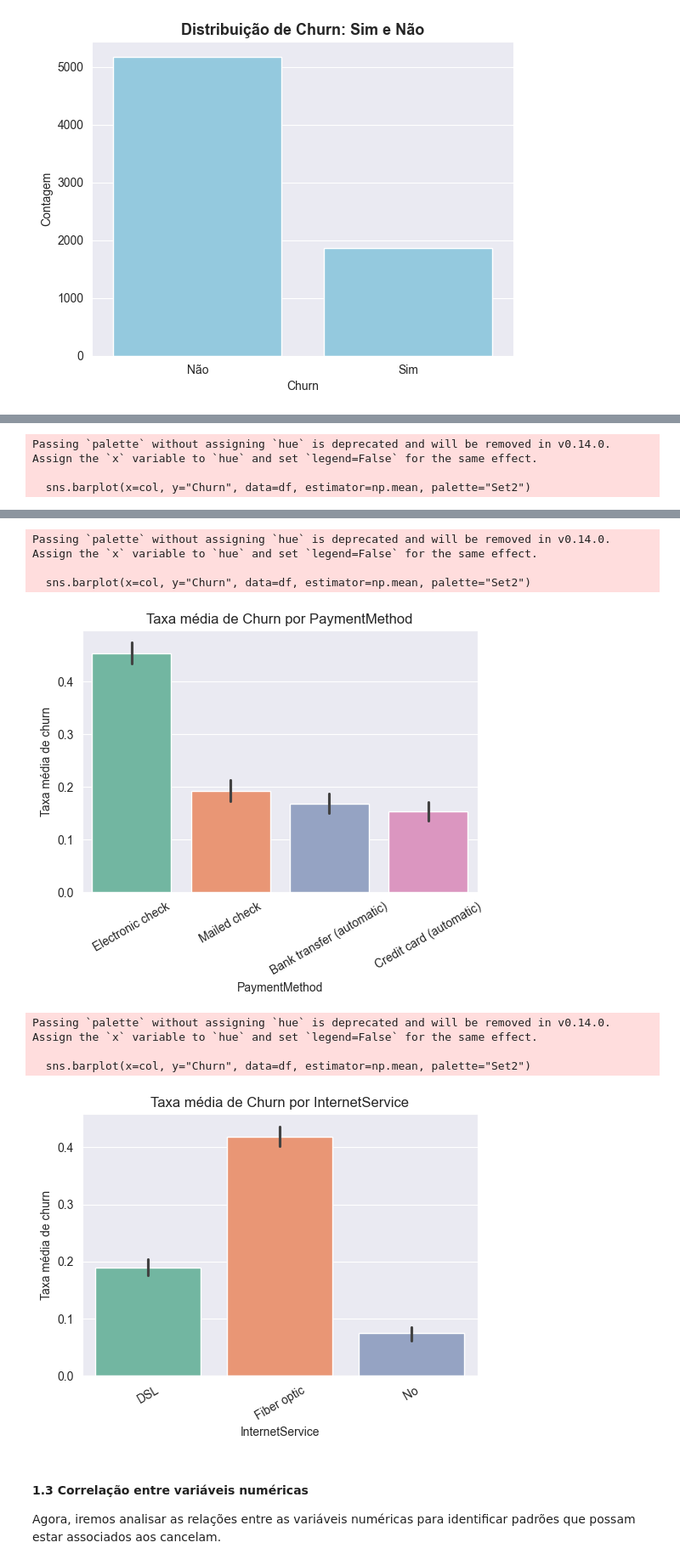
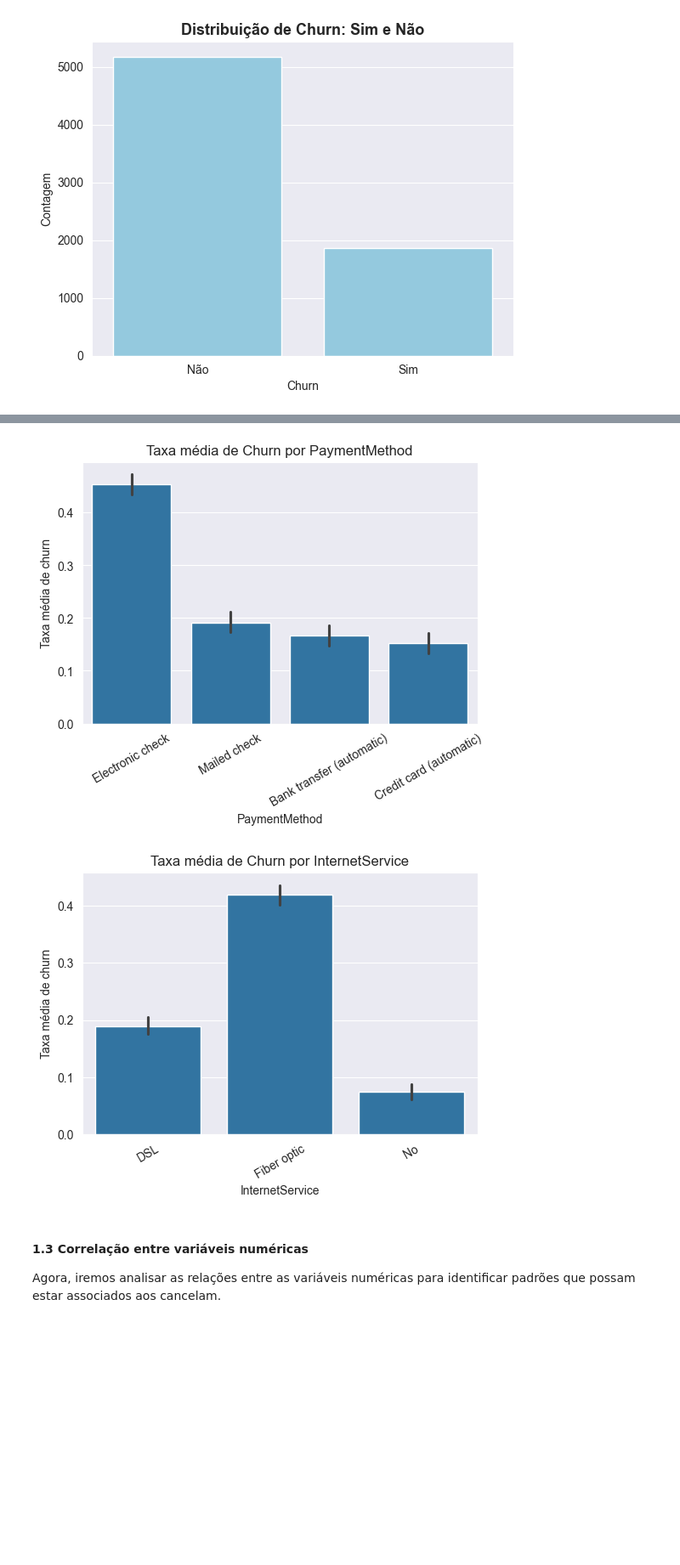
Before and after one commit to SamuelLellis1/TelcoChurnProject, a Jupyter notebook: Notebook/analysis.ipynb, the cells around one changed output, grey strips where cells are left out. Shown at 85% size. Drawn from its saved outputs; the diff is of its cells as text; code cells hidden in the pictures; blank space fills up the shorter version.

```diff
--- a/Notebook/analysis.ipynb
+++ b/Notebook/analysis.ipynb
@@ -92,12 +92,9 @@ Aqui e verificado a taxa media de cancelamento (em %) para cada categoria.
 categorical_cols = ["Contract", "PaymentMethod", "InternetService"]
 for col in categorical_cols:
     plt.figure(figsize=(6,4))
-    sns.barplot(x=col, y="Churn", data=df, estimator=np.mean, palette="Set2")
+    sns.barplot(x=col, y="Churn", data=df, estimator=np.mean)
     plt.title(f"Taxa média de Churn por {col}")
     plt.xticks(rotation=30)
     plt.ylabel("Taxa média de churn")
     plt.show()
 # %% [output]
-Passing `palette` without assigning `hue` is deprecated and will be removed in v0.14.0. Assign the `x` variable to `hue` and set `legend=False` for the same effect.
-
-  sns.barplot(x=col, y="Churn", data=df, estimator=np.mean, palette="Set2")
@@ -105,11 +102,5 @@ Passing `palette` without assigning `hue` is deprecated and will be removed in v
-Passing `palette` without assigning `hue` is deprecated and will be removed in v0.14.0. Assign the `x` variable to `hue` and set `legend=False` for the same effect.
-
-  sns.barplot(x=col, y="Churn", data=df, estimator=np.mean, palette="Set2")
-[figure, old version]
+[figure, new version]
-Passing `palette` without assigning `hue` is deprecated and will be removed in v0.14.0. Assign the `x` variable to `hue` and set `legend=False` for the same effect.
-
-  sns.barplot(x=col, y="Churn", data=df, estimator=np.mean, palette="Set2")
-[figure, old version]
+[figure, new version]
 # %% [markdown]
 #### 1.3 Correlação entre variáveis numéricas
 Agora, iremos analisar as relações entre as variáveis numéricas para identificar padrões que possam estar associados aos cancelam.
```
Also changed, not shown: parts of 2 cells of this notebook.
